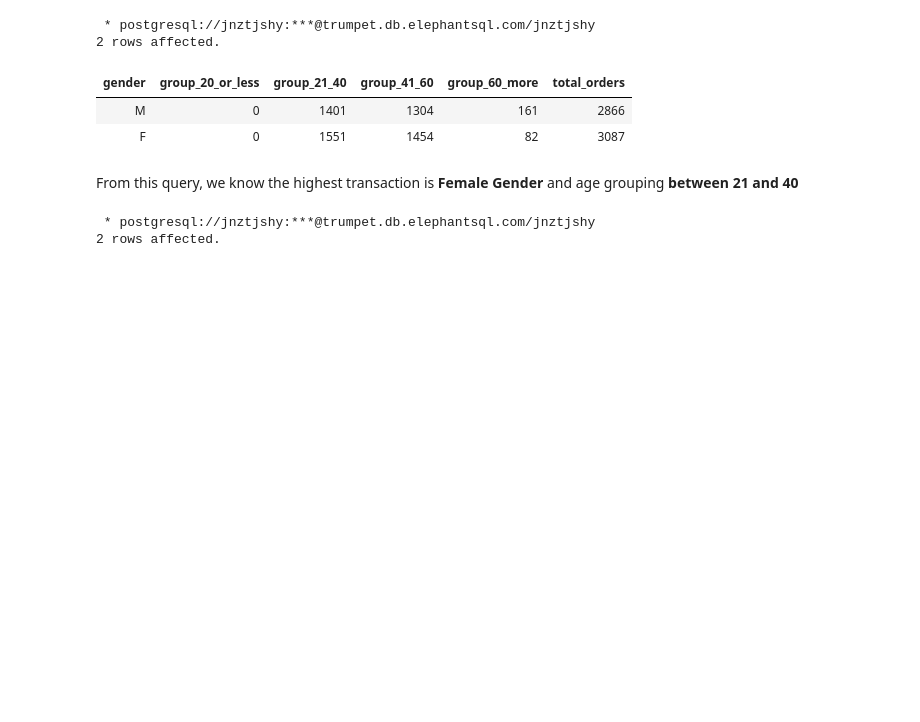
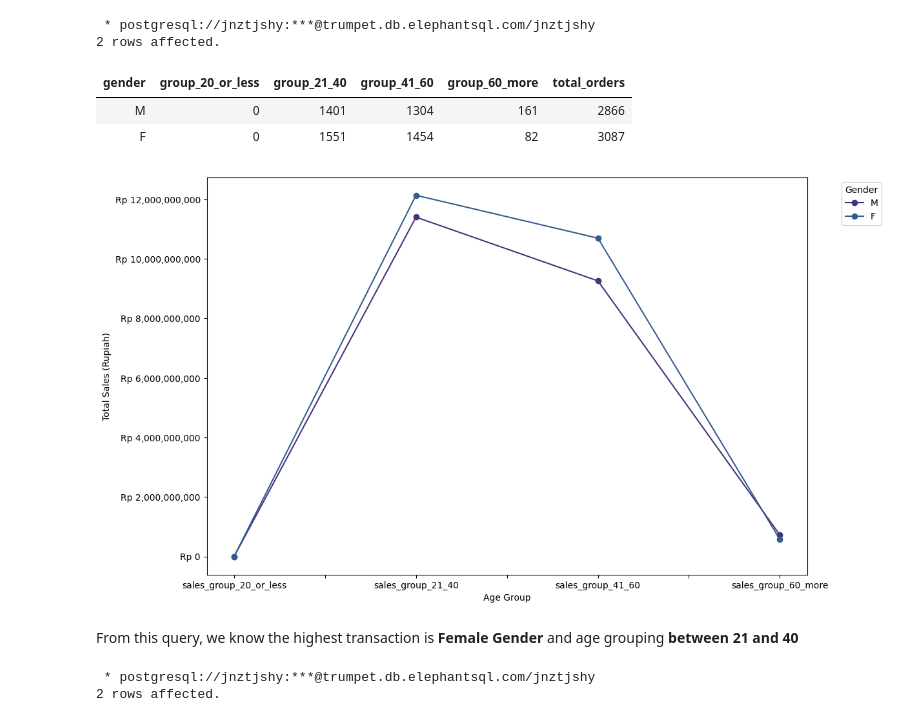
Before and after one commit to ririraissa/Market_Campaign_SQL, a Jupyter notebook: Simple_Query_SQL.ipynb, the cells around one changed output. Saved outputs shown, nothing was run; the diff lists cells and outputs as text; code cells hidden in the pictures; blank space fills up the shorter version.

Commit message:
add new query

```diff
--- a/Simple_Query_SQL.ipynb
+++ b/Simple_Query_SQL.ipynb
@@ -61,6 +64,50 @@ group by dc.gender
 | gender | group_20_or_less | group_21_40 | group_41_60 | group_60_more | total_orders |
 | M | 0 | 1401 | 1304 | 161 | 2866 |
 | F | 0 | 1551 | 1454 | 82 | 3087 |
+# %%
+# Total Sales by Age Group and Gender
+
+import matplotlib.pyplot as plt
+import seaborn as sns
+import pandas as pd
+
+# Assuming result is your SQL query result
+result = _
+
+# Convert the result to a DataFrame
+df = result.DataFrame()
+
+# Drop 'total_sales' column
+df = df.drop('total_sales', axis=1)
+
+# List of columns to format (excluding 'gender' and 'total_sales' columns)
+sales_columns = ['sales_group_20_or_less', 'sales_group_21_40', 'sales_group_41_60', 'sales_group_60_more']
+
+# Convert sales columns to numeric format
+df[sales_columns] = df[sales_columns].apply(pd.to_numeric, errors='coerce')
+
+# Transpose the DataFrame to swap x and y axes
+df_transposed = df.set_index('gender').T
+
+# Plotting
+fig, ax = plt.subplots(figsize=(12, 8))
+
+# Using seaborn for a better color palette
+sns.set_palette("viridis")
+
+# Using pandas plot function to create a line chart
+df_transposed.plot(kind='line', marker='o', ax=ax)
+
+plt.xlabel('Age Group')
+plt.ylabel('Total Sales (Rupiah)')
+plt.legend(title='Gender', bbox_to_anchor=(1.05, 1), loc='upper left', labels=df_transposed.columns)
+
+# Display y-axis labels in Rupiah format
+ax.get_yaxis().set_major_formatter(plt.FuncFormatter(lambda x, loc: 'Rp {:,.0f}'.format(x)))
+
+plt.show()
+# %% [output]
+[figure, added]
 # %% [markdown]
 From this query, we know the highest transaction is **Female Gender** and age grouping **between 21 and 40**
 # %%
```
Also changed, not shown: parts of 10 cells of this notebook, 1 other file.
